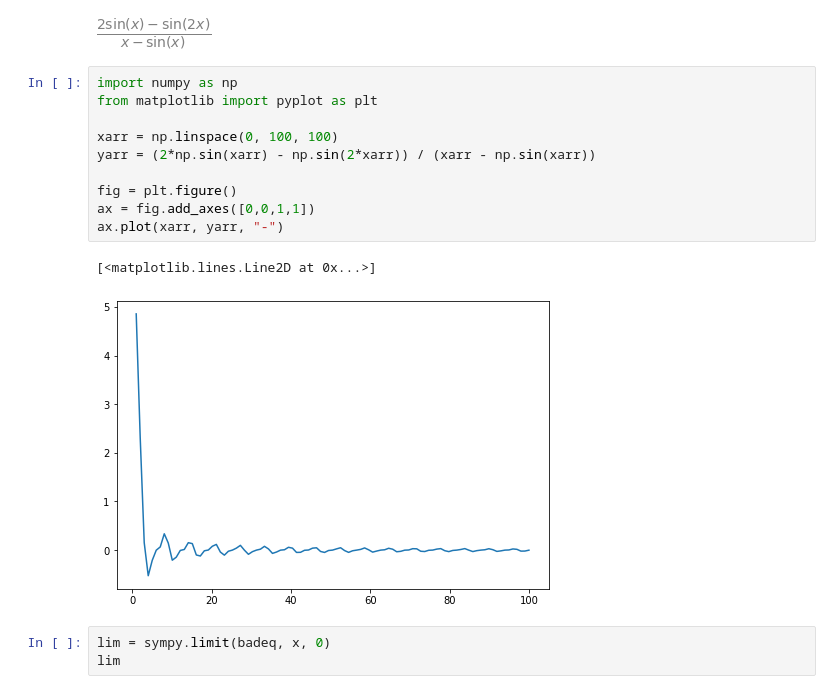
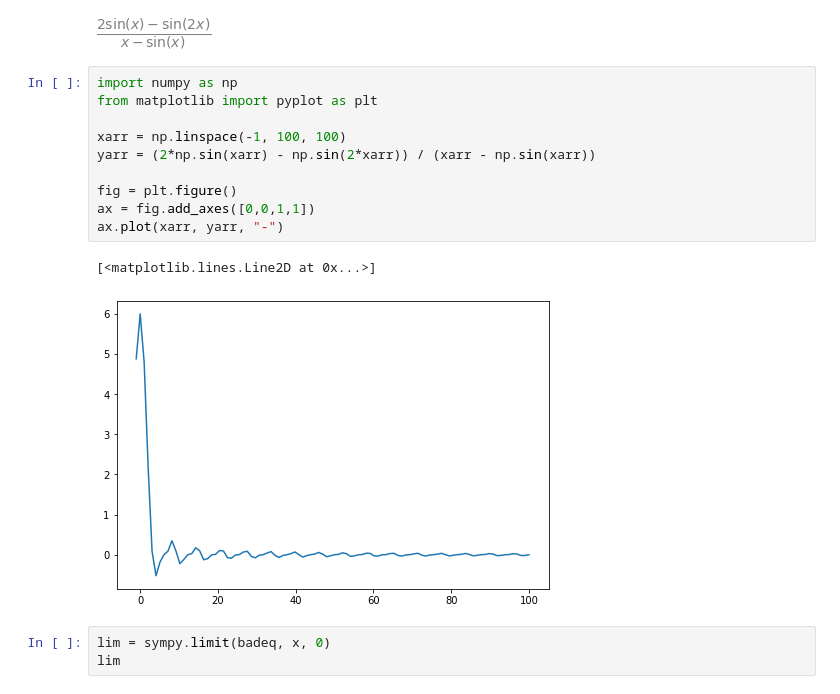
Before and after one commit to schiob/python-ciencias-basicas, a Jupyter notebook: SymPy.ipynb, the cells around one changed output. Cells and saved outputs as stored; diff of their text form.

```diff
--- a/SymPy.ipynb
+++ b/SymPy.ipynb
@@ -84,16 +84,16 @@ badeq
 # %%
 import numpy as np
 from matplotlib import pyplot as plt
 
-xarr = np.linspace(0, 100, 100)
+xarr = np.linspace(-1, 100, 100)
 yarr = (2*np.sin(xarr) - np.sin(2*xarr)) / (xarr - np.sin(xarr))
 
 fig = plt.figure()
 ax = fig.add_axes([0,0,1,1])
 ax.plot(xarr, yarr, "-")
 # %% [output]
 [<matplotlib.lines.Line2D at 0x...>]
-[figure, old version]
+[figure, new version]
 # %%
 lim = sympy.limit(badeq, x, 0)
 lim
```
Also changed, not shown: 1 other file.
